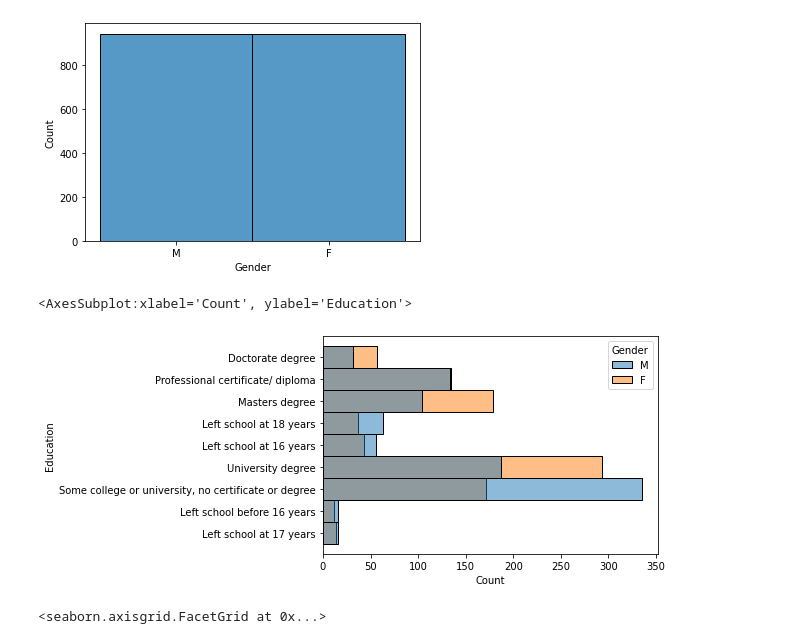
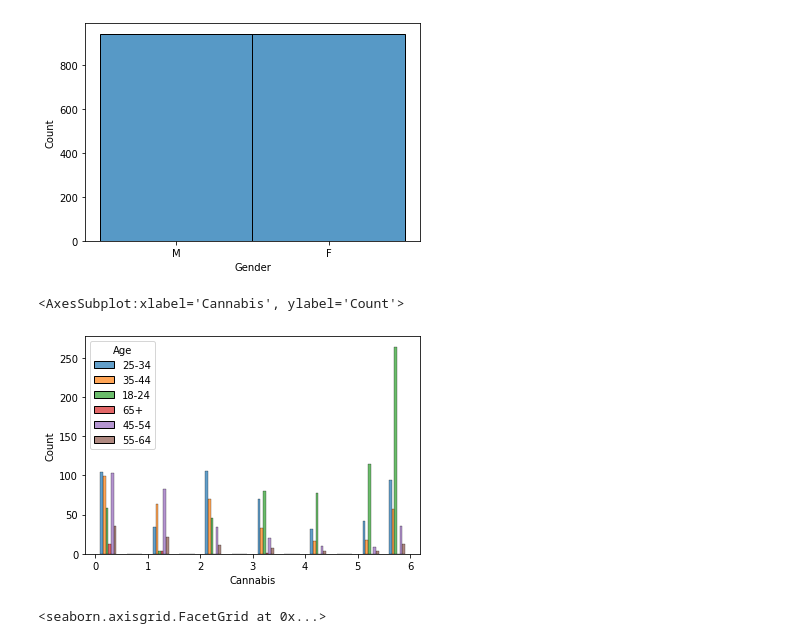
Before and after one commit to DevNataneto/ProjetoCDIA, a Jupyter notebook: datavis.ipynb, the cells around one changed output. Saved outputs shown, nothing was run; the diff lists cells and outputs as text; code cells hidden in the pictures.

```diff
--- a/datavis.ipynb
+++ b/datavis.ipynb
@@ -46,10 +45,10 @@ sns.histplot(df_means['Gender'])
 <AxesSubplot:xlabel='Gender', ylabel='Count'>
 [figure]
 # %%
-sns.histplot(y = df_means['Education'], hue = df_means['Gender'], alpha = .5)
+sns.histplot(x = df_means['Cannabis'],hue = df_means['Age'], multiple='dodge', bi,shrink=.6,alpha=.7)
 # %% [output]
-<AxesSubplot:xlabel='Count', ylabel='Education'>
+<AxesSubplot:xlabel='Cannabis', ylabel='Count'>
-[figure, old version]
+[figure, new version]
 # %%
 g = sns.FacetGrid(df_means, col="Gender", row = "Age", row_order=['18-24', '25-34', '35-44', '45-54', '55-64', '65+'])
 g.map(sns.scatterplot, "Caff", "Nicotine", alpha=.1)
```
Also changed, not shown: parts of 1 cell of this notebook.
